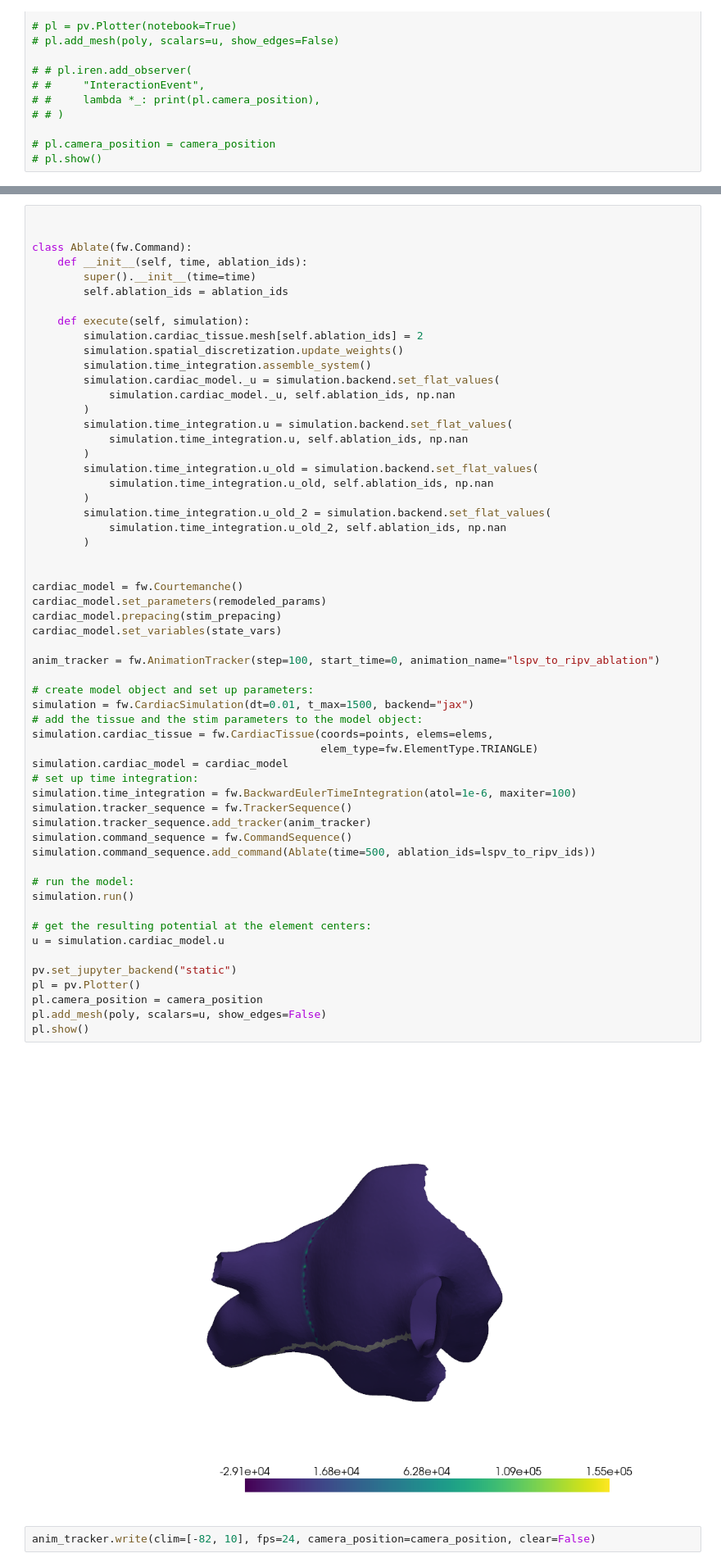
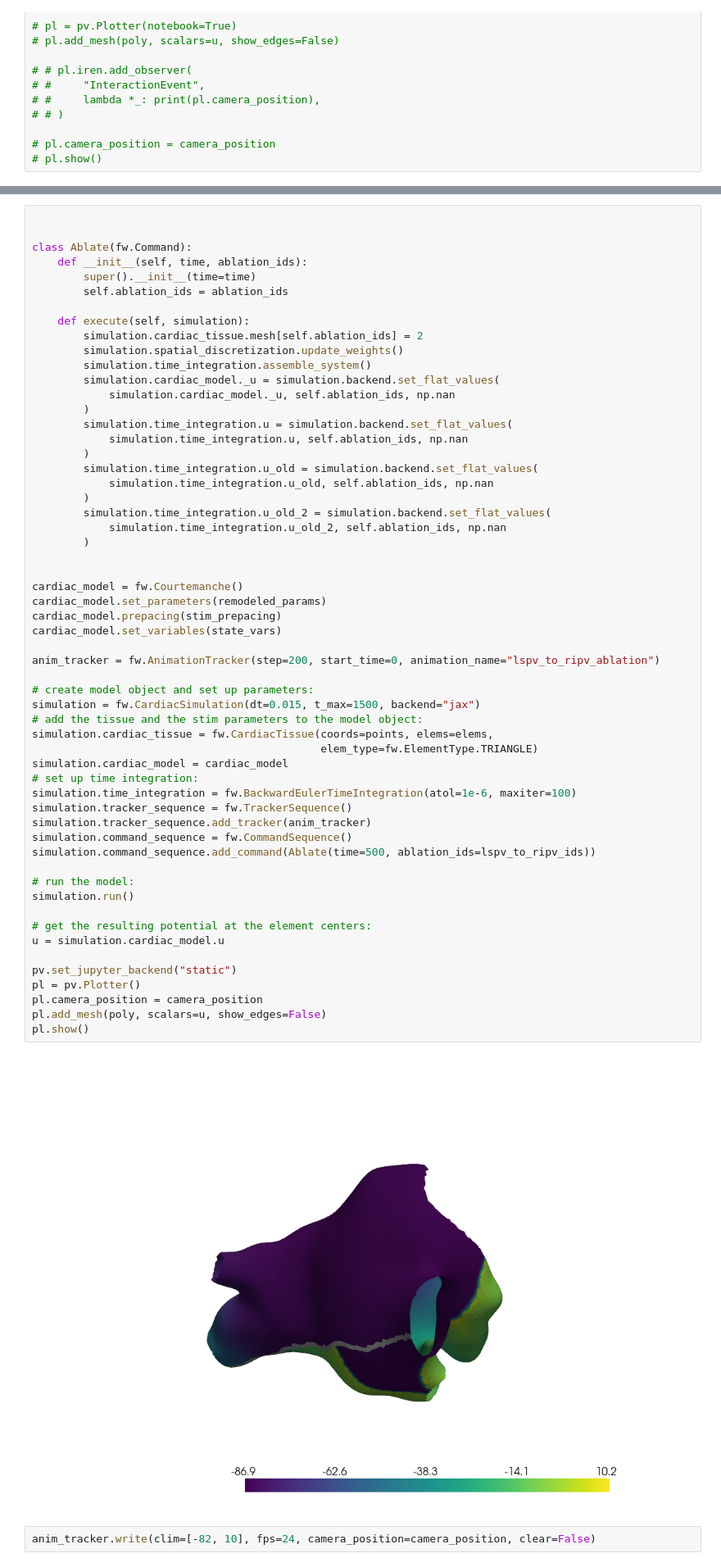
Before and after one commit to finitewave/Finitewave-Tools, a Jupyter notebook: Tutorials/Atrial Tachycardia Ablation.ipynb, the cells around one changed output, grey strips where cells are left out. Shown at 82% size. Cells and saved outputs as stored; diff of their text form.

```diff
--- a/Tutorials/Atrial Tachycardia Ablation.ipynb
+++ b/Tutorials/Atrial Tachycardia Ablation.ipynb
@@ -245,36 +245,36 @@ class Ablate(fw.Command):
 cardiac_model = fw.Courtemanche()
 cardiac_model.set_parameters(remodeled_params)
 cardiac_model.prepacing(stim_prepacing)
 cardiac_model.set_variables(state_vars)
 
-anim_tracker = fw.AnimationTracker(step=100, start_time=0, animation_name="lspv_to_ripv_ablation")
+anim_tracker = fw.AnimationTracker(step=200, start_time=0, animation_name="lspv_to_ripv_ablation")
 
 # create model object and set up parameters:
-simulation = fw.CardiacSimulation(dt=0.01, t_max=1500, backend="jax")
+simulation = fw.CardiacSimulation(dt=0.015, t_max=1500, backend="jax")
 # add the tissue and the stim parameters to the model object:
 simulation.cardiac_tissue = fw.CardiacTissue(coords=points, elems=elems,
                                              elem_type=fw.ElementType.TRIANGLE)
 simulation.cardiac_model = cardiac_model
 # set up time integration:
 simulation.time_integration = fw.BackwardEulerTimeIntegration(atol=1e-6, maxiter=100)
 simulation.tracker_sequence = fw.TrackerSequence()
 simulation.tracker_sequence.add_tracker(anim_tracker)
 simulation.command_sequence = fw.CommandSequence()
 simulation.command_sequence.add_command(Ablate(time=500, ablation_ids=lspv_to_ripv_ids))
 
 # run the model:
 simulation.run()
 
 # get the resulting potential at the element centers:
 u = simulation.cardiac_model.u
 
 pv.set_jupyter_backend("static")
 pl = pv.Plotter()
 pl.camera_position = camera_position
 pl.add_mesh(poly, scalars=u, show_edges=False)
 pl.show()
 # %% [output]
-[figure, old version]
+[figure, new version]
 # %%
 anim_tracker.write(clim=[-82, 10], fps=24, camera_position=camera_position, clear=False)
 # %% [output]
```
Also changed, not shown: parts of 2 cells of this notebook.
